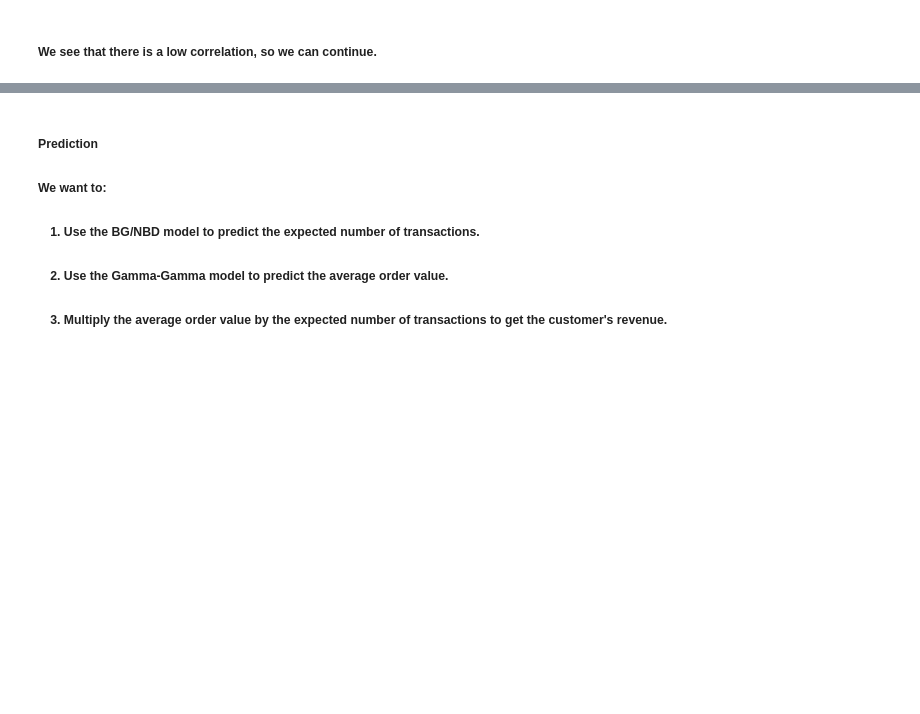
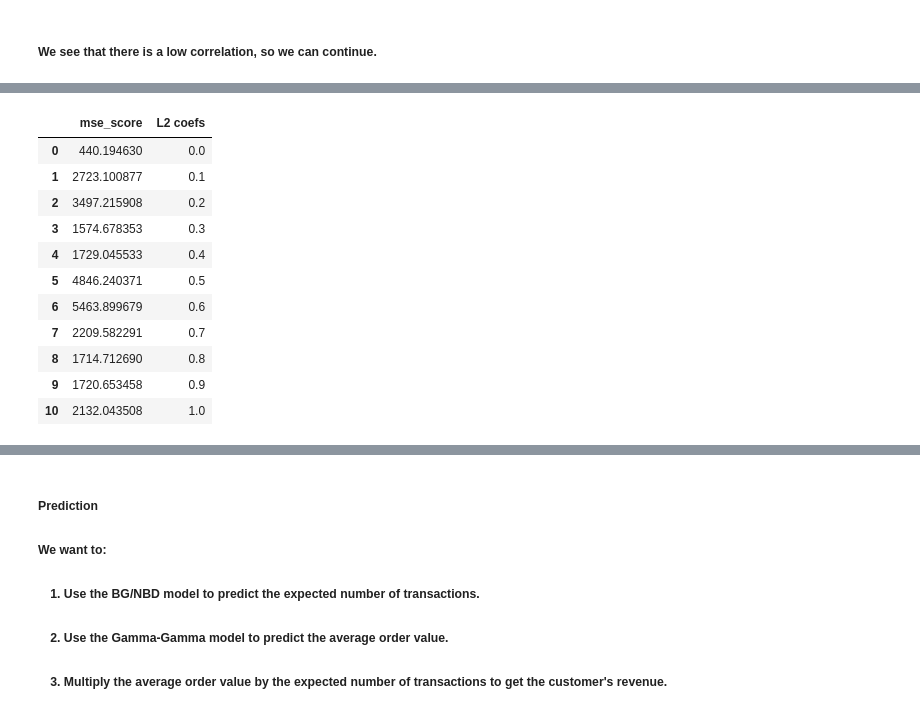
Before and after one commit to akshaygud1401/CLV1-Experiment, a Jupyter notebook: Experiment.ipynb, the cells around one changed output, grey strips where cells are left out. Saved outputs shown, nothing was run; the diff lists cells and outputs as text; code cells hidden in the pictures; blank space fills up the shorter version.

```diff
--- a/Experiment.ipynb
+++ b/Experiment.ipynb
@@ -152,3 +222,42 @@ frequency_cal                  0.15412        1.00000
+# %%
+# Tune Gamma-Gamma model
+
+l2_coefs = [0, 0.1, 0.2, 0.3, 0.4, 0.5, 0.6, 0.7, 0.8, 0.9, 1]
+l2_arr = []
+mse_arr = []
+for coef in l2_coefs:
+    # Fit model for each L2 coefficient
+    model = GammaGammaFitter(penalizer_coef=coef)
+    model.fit(rfm_train_test['frequency_cal'],
+        rfm_train_test['monetary_value_cal'])
+    # Predictingthe monetary value for all customers.
+    pred_freqs = pd.DataFrame(model.conditional_expected_average_profit(
+                                 rfm_train_test['frequency_cal'], rfm_train_test['monetary_value_cal']), columns=['pred_monetary_value']).reset_index().fillna(0)
+    # Merging the two dataframes and dropping NaN values.
+    new_df = rfm_train_test.reset_index().merge(pred_freqs, on='CustomerID').dropna()
+
+    # Calcuclate the mae
+    mae_score = np.sqrt(mean_squared_error(new_df['monetary_value_holdout'],new_df['pred_monetary_value']))
+    l2_arr.append(coef)
+    mse_arr.append(mae_score)
+
+# Save results in df
+resl = pd.DataFrame(np.array(mse_arr), columns=['mse_score'])\
+             .merge(pd.DataFrame(np.array(l2_arr), columns=['L2 coefs']), right_index=True, left_index=True)
+resl
+# %% [output]
+|  | mse_score | L2 coefs |
+| 0 | 440.194630 | 0.0 |
+| 1 | 2723.100877 | 0.1 |
+| 2 | 3497.215908 | 0.2 |
+| 3 | 1574.678353 | 0.3 |
+| 4 | 1729.045533 | 0.4 |
+| 5 | 4846.240371 | 0.5 |
+| 6 | 5463.899679 | 0.6 |
+| 7 | 2209.582291 | 0.7 |
+| 8 | 1714.712690 | 0.8 |
+| 9 | 1720.653458 | 0.9 |
+| 10 | 2132.043508 | 1.0 |
 # %%
 ggf = GammaGammaFitter(penalizer_coef = 0)
 ggf.fit(rfm_train_test['frequency_cal'],
```
Also changed, not shown: parts of 17 cells of this notebook, 2 other files.
